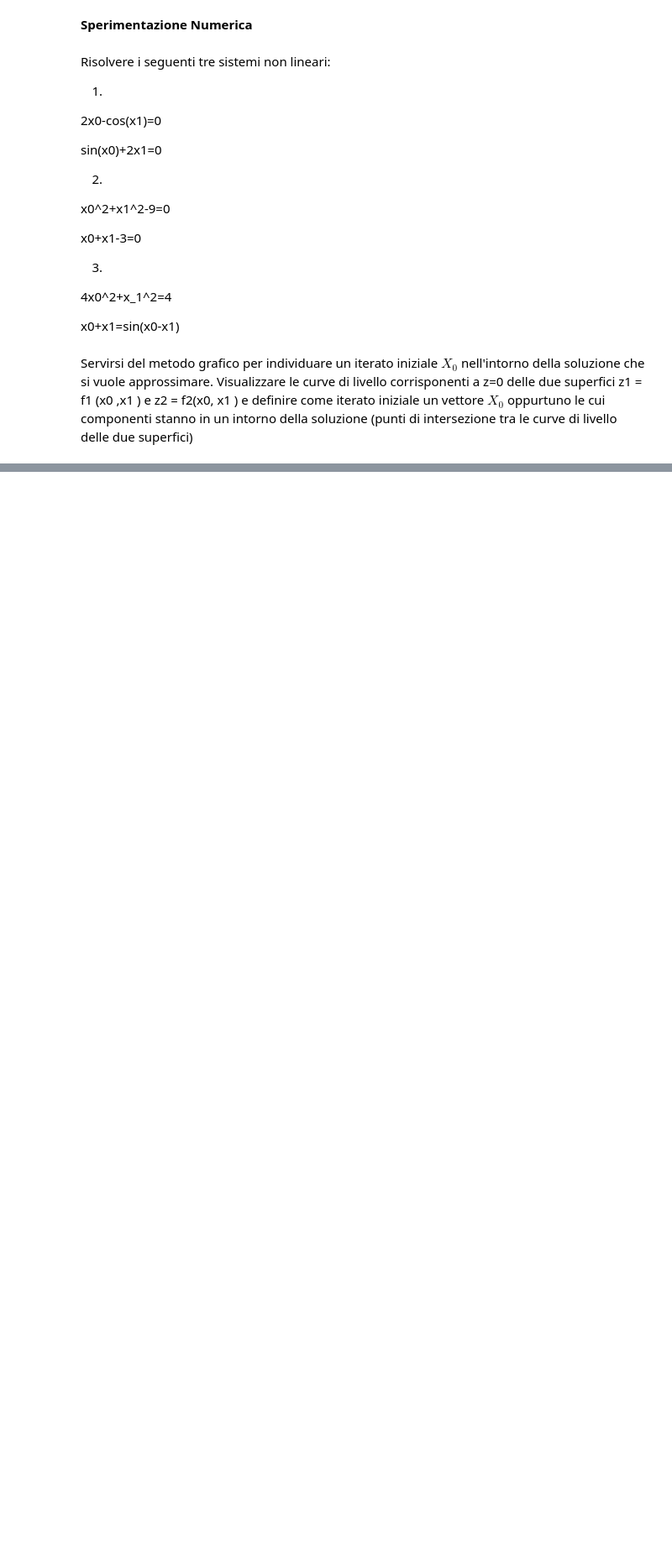
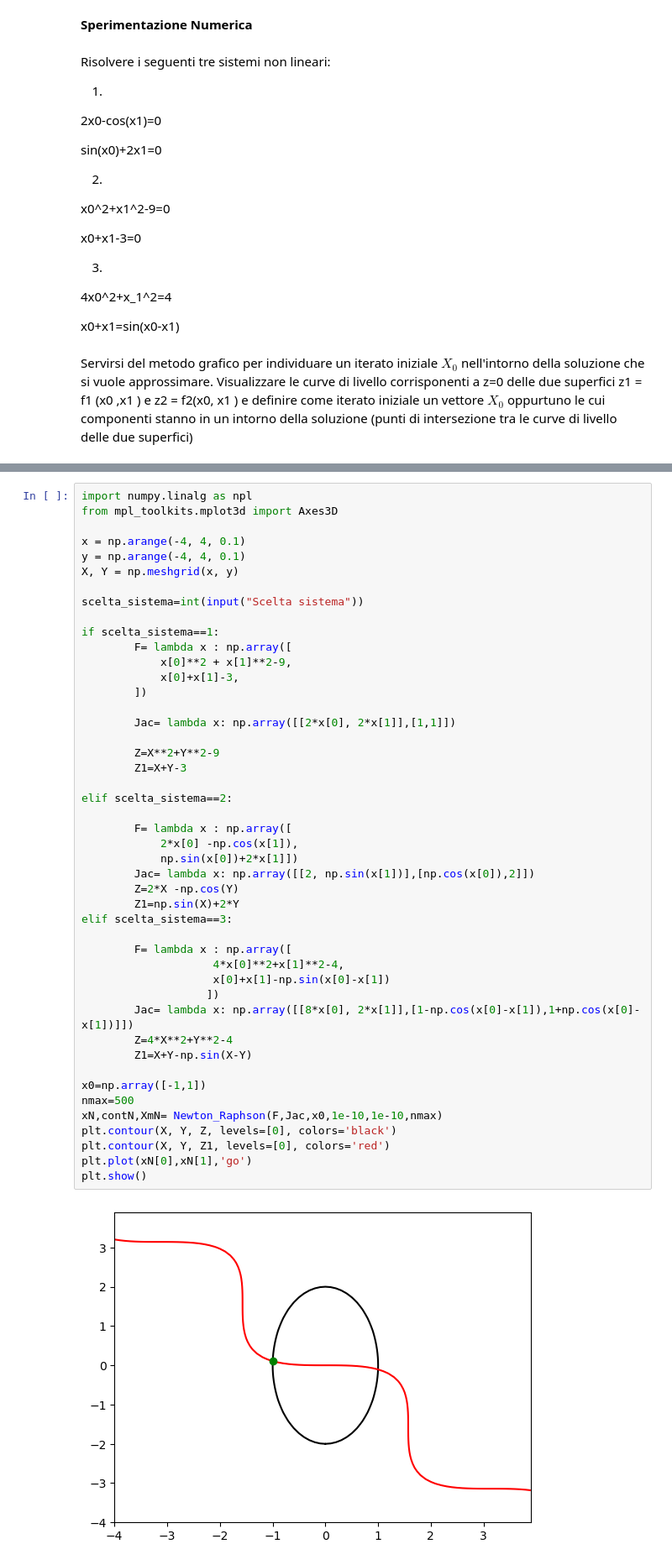
Before and after one commit to FabioFattori/eserciziMetodiNumerici, a Jupyter notebook: esercizi6/Esercitazione_6.ipynb, the cells around one changed output, grey strips where cells are left out. Shown: that part at 84% size. Saved outputs shown, nothing was run; the diff lists cells and outputs as text; blank space fills up the shorter version.

```diff
--- a/esercizi6/Esercitazione_6.ipynb
+++ b/esercizi6/Esercitazione_6.ipynb
@@ -165,0 +585,48 @@ intorno della soluzione (punti di intersezione tra le curve di livello delle due
+# %%
+import numpy.linalg as npl
+from mpl_toolkits.mplot3d import Axes3D
+
+x = np.arange(-4, 4, 0.1)
+y = np.arange(-4, 4, 0.1)
+X, Y = np.meshgrid(x, y)
+
+scelta_sistema=int(input("Scelta sistema"))
+
+if scelta_sistema==1:
+        F= lambda x : np.array([
+            x[0]**2 + x[1]**2-9,
+            x[0]+x[1]-3,
+        ])
+
+        Jac= lambda x: np.array([[2*x[0], 2*x[1]],[1,1]])
+
+        Z=X**2+Y**2-9
+        Z1=X+Y-3
+
+elif scelta_sistema==2:
+
+        F= lambda x : np.array([
+            2*x[0] -np.cos(x[1]),
+            np.sin(x[0])+2*x[1]])
+        Jac= lambda x: np.array([[2, np.sin(x[1])],[np.cos(x[0]),2]])
+        Z=2*X -np.cos(Y)
+        Z1=np.sin(X)+2*Y
+elif scelta_sistema==3:
+
+        F= lambda x : np.array([
+                    4*x[0]**2+x[1]**2-4,
+                    x[0]+x[1]-np.sin(x[0]-x[1])
+                   ])
+        Jac= lambda x: np.array([[8*x[0], 2*x[1]],[1-np.cos(x[0]-x[1]),1+np.cos(x[0]-x[1])]])
+        Z=4*X**2+Y**2-4
+        Z1=X+Y-np.sin(X-Y)
+
+x0=np.array([-1,1])
+nmax=500
+xN,contN,XmN= Newton_Raphson(F,Jac,x0,1e-10,1e-10,nmax)
+plt.contour(X, Y, Z, levels=[0], colors='black')
+plt.contour(X, Y, Z1, levels=[0], colors='red')
+plt.plot(xN[0],xN[1],'go')
+plt.show()
+# %% [output]
+[figure, added]
```
Also changed, not shown: parts of 12 cells of this notebook, 11 other files.
